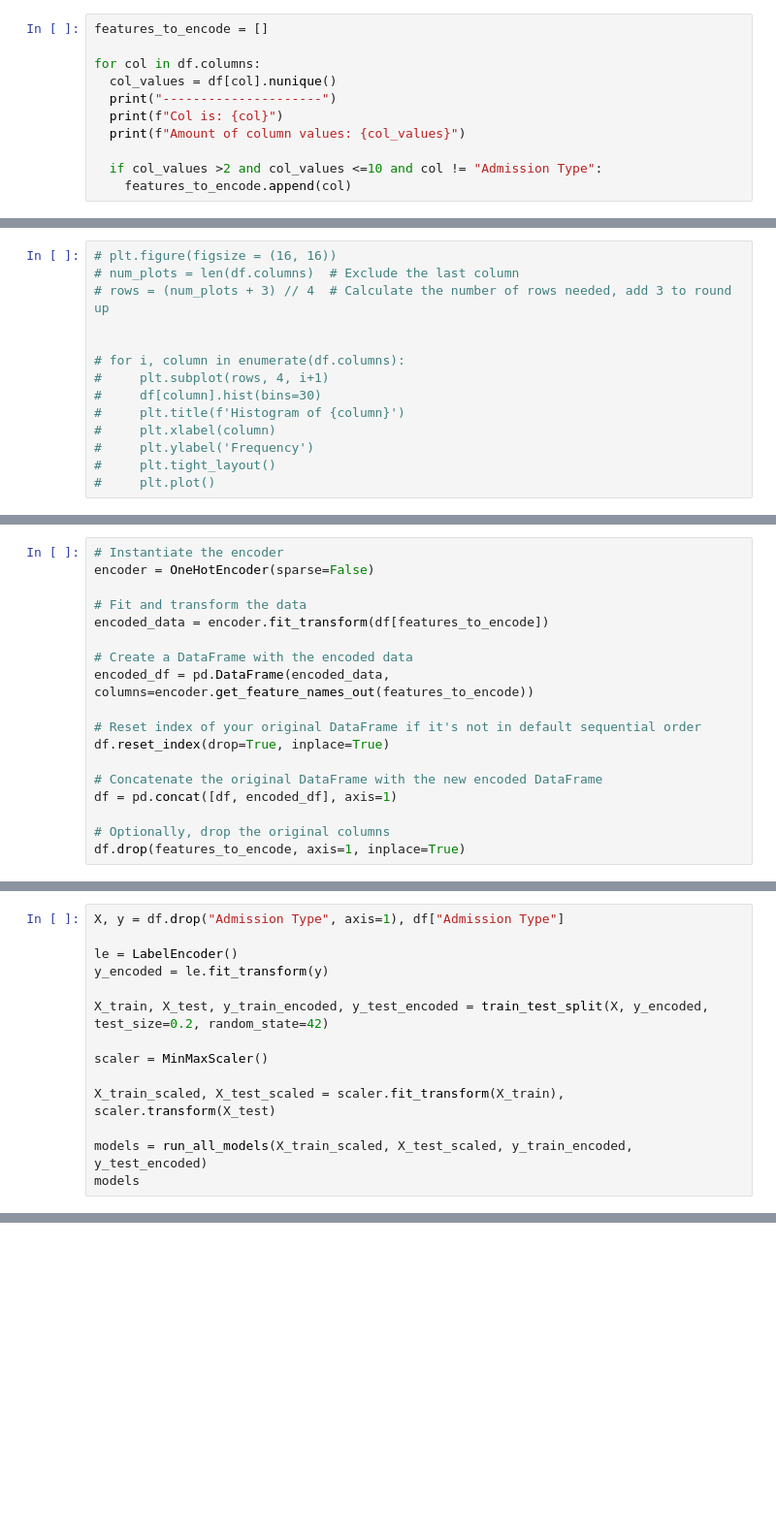
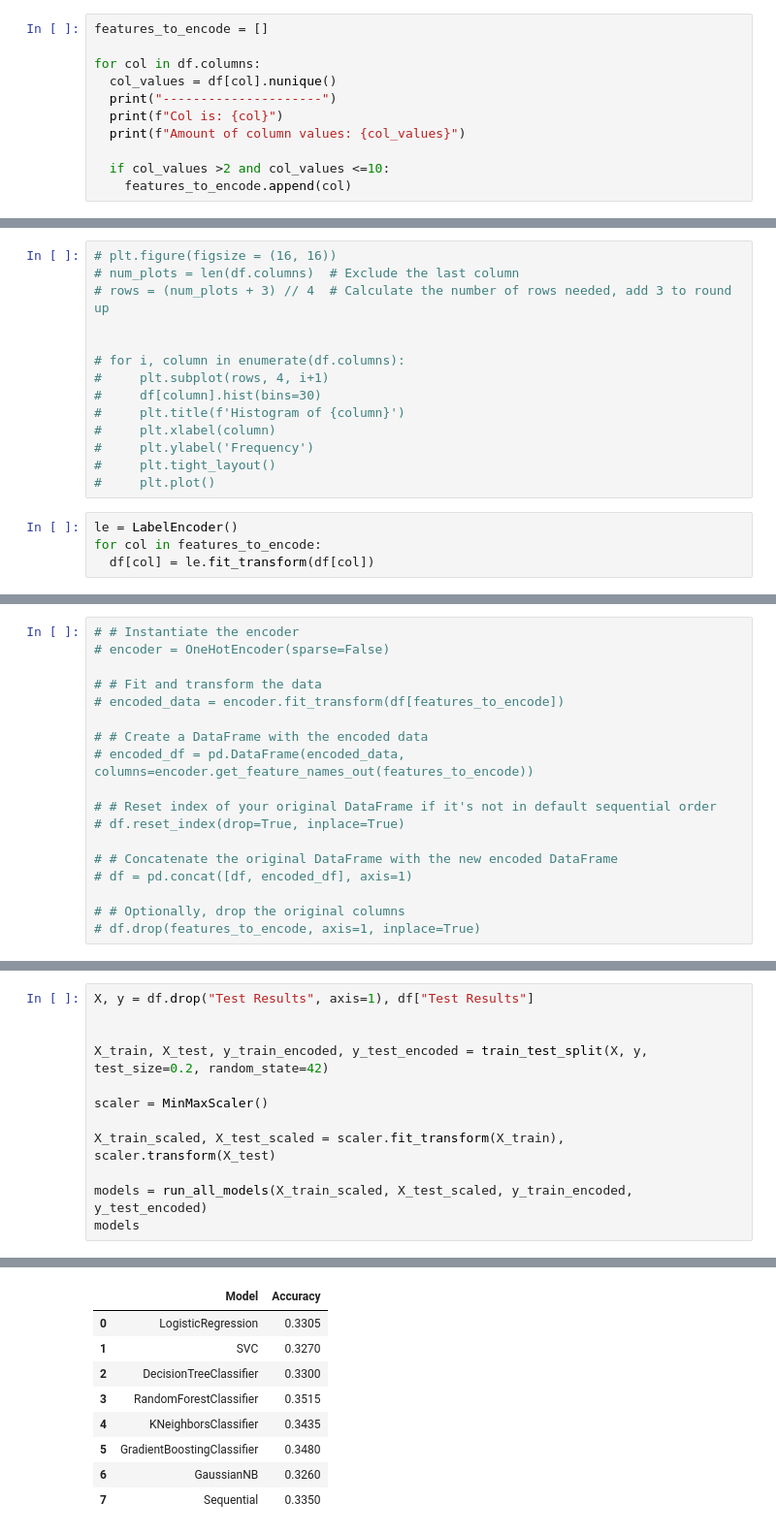
Before and after one commit to MaukanMir/Health-Care-Classifier, a Jupyter notebook: training.ipynb, the cells around one changed output, grey strips where cells are left out. Shown: that part at 97% size. Cells and saved outputs as stored; diff of their text form; blank space fills up the shorter version.

```diff
--- a/training.ipynb
+++ b/training.ipynb
@@ -119,7 +119,7 @@ for col in df.columns:
   print(f"Col is: {col}")
   print(f"Amount of column values: {col_values}")
 
-  if col_values >2 and col_values <=10 and col != "Admission Type":
+  if col_values >2 and col_values <=10:
     features_to_encode.append(col)
 # %% [output]
 ---------------------
@@ -191,3 +191,7 @@ df["Gender"] = df["Gender"].apply(lambda x: 1 if x == "Male" else 0)
 #     plt.ylabel('Frequency')
 #     plt.tight_layout()
 #     plt.plot()
+# %%
+le = LabelEncoder()
+for col in features_to_encode:
+  df[col] = le.fit_transform(df[col])
@@ -194,19 +204,19 @@ df["Gender"] = df["Gender"].apply(lambda x: 1 if x == "Male" else 0)
 # %%
-# Instantiate the encoder
-encoder = OneHotEncoder(sparse=False)
+# # Instantiate the encoder
+# encoder = OneHotEncoder(sparse=False)
 
-# Fit and transform the data
-encoded_data = encoder.fit_transform(df[features_to_encode])
+# # Fit and transform the data
+# encoded_data = encoder.fit_transform(df[features_to_encode])
 
-# Create a DataFrame with the encoded data
-encoded_df = pd.DataFrame(encoded_data, columns=encoder.get_feature_names_out(features_to_encode))
+# # Create a DataFrame with the encoded data
+# encoded_df = pd.DataFrame(encoded_data, columns=encoder.get_feature_names_out(features_to_encode))
 
-# Reset index of your original DataFrame if it's not in default sequential order
-df.reset_index(drop=True, inplace=True)
+# # Reset index of your original DataFrame if it's not in default sequential order
+# df.reset_index(drop=True, inplace=True)
 
-# Concatenate the original DataFrame with the new encoded DataFrame
-df = pd.concat([df, encoded_df], axis=1)
+# # Concatenate the original DataFrame with the new encoded DataFrame
+# df = pd.concat([df, encoded_df], axis=1)
 
-# Optionally, drop the original columns
-df.drop(features_to_encode, axis=1, inplace=True)
+# # Optionally, drop the original columns
+# df.drop(features_to_encode, axis=1, inplace=True)
 # %%
@@ -251,12 +259,10 @@ Sequential Model Loss: 18736.470703125
 | 6 | GaussianNB | 0.3260 |
 | 7 | Sequential | 0.3340 |
 # %%
-X, y = df.drop("Admission Type", axis=1), df["Admission Type"]
+X, y = df.drop("Test Results", axis=1), df["Test Results"]
 
-le = LabelEncoder()
-y_encoded = le.fit_transform(y)
 
-X_train, X_test, y_train_encoded, y_test_encoded = train_test_split(X, y_encoded, test_size=0.2, random_state=42)
+X_train, X_test, y_train_encoded, y_test_encoded = train_test_split(X, y, test_size=0.2, random_state=42)
 
 scaler = MinMaxScaler()
 
@@ -268,0 +291,9 @@ LogisticRegression Accuracy: 0.3305
+|  | Model | Accuracy |
+| 0 | LogisticRegression | 0.3305 |
+| 1 | SVC | 0.3270 |
+| 2 | DecisionTreeClassifier | 0.3300 |
+| 3 | RandomForestClassifier | 0.3515 |
+| 4 | KNeighborsClassifier | 0.3435 |
+| 5 | GradientBoostingClassifier | 0.3480 |
+| 6 | GaussianNB | 0.3260 |
+| 7 | Sequential | 0.3350 |
```
Also changed, not shown: parts of 3 cells of this notebook.
